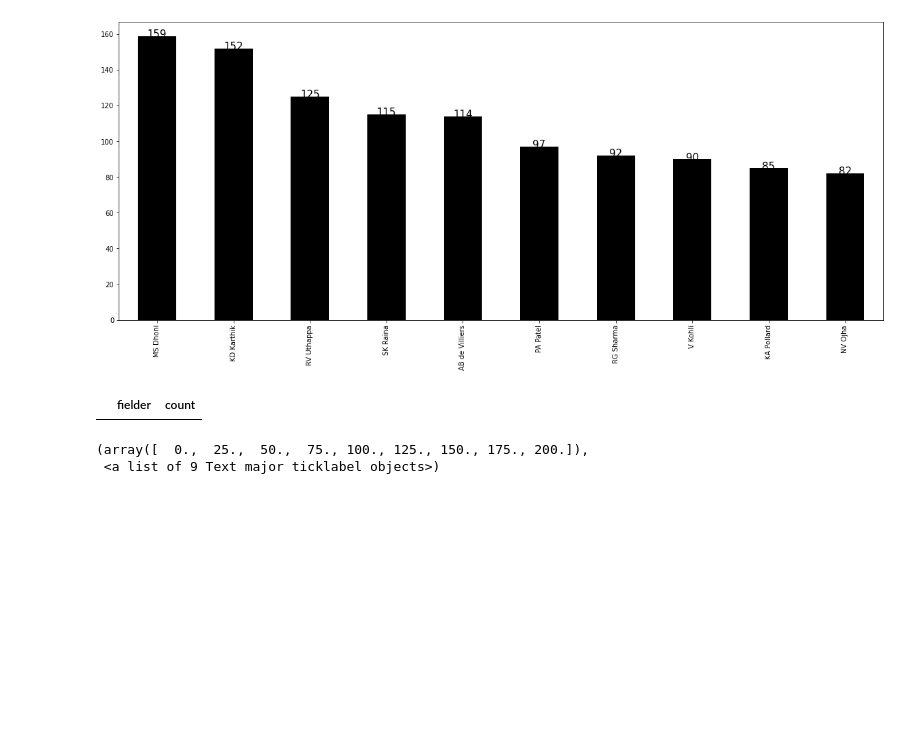
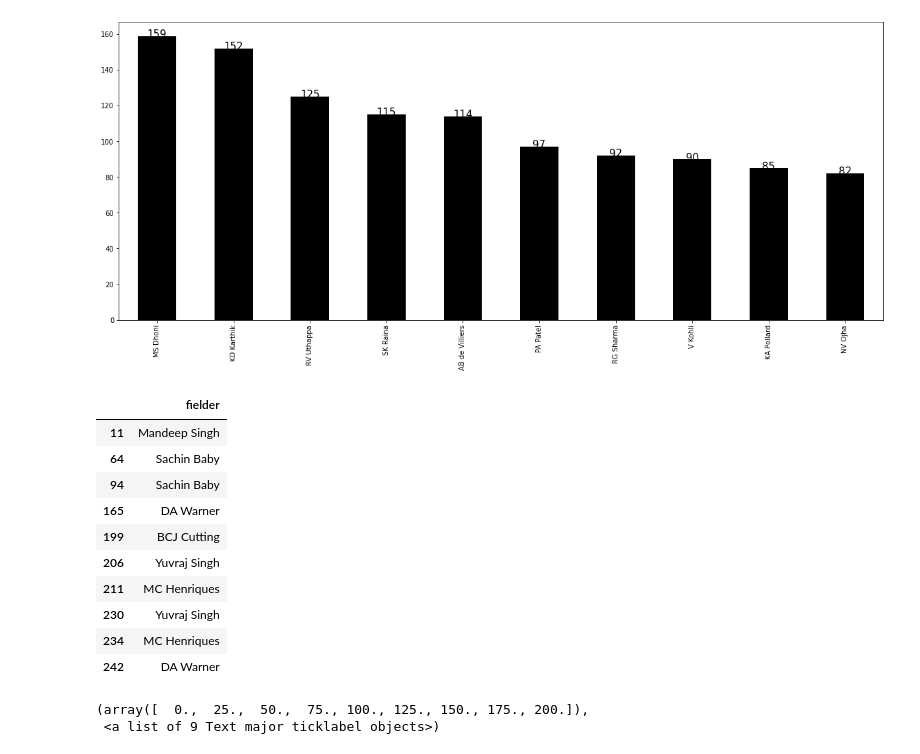
Before and after one commit to nehit210/EDA-on-sports-dataset, a Jupyter notebook: EDA.ipynb, the cells around one changed output. Saved outputs shown, nothing was run; the diff lists cells and outputs as text; code cells hidden in the pictures; blank space fills up the shorter version.

```diff
--- a/EDA.ipynb
+++ b/EDA.ipynb
@@ -542,10 +576,20 @@ for index,data in enumerate(field['fielder'].value_counts().head(10)):
 # %% [output]
 [figure]
 # %%
-920field=field.dropna()
+field=field.dropna()
 field.head(10)
 # %% [output]
-|  | fielder | count |
+|  | fielder |
+| 11 | Mandeep Singh |
+| 64 | Sachin Baby |
+| 94 | Sachin Baby |
+| 165 | DA Warner |
+| 199 | BCJ Cutting |
+| 206 | Yuvraj Singh |
+| 211 | MC Henriques |
+| 230 | Yuvraj Singh |
+| 234 | MC Henriques |
+| 242 | DA Warner |
 # %%
 balls=pd.DataFrame(ipl_data.groupby('batsman')['ball'].count())
 runs=pd.DataFrame(ipl_data.groupby('batsman')['batsman_runs'].sum())
```
Also changed, not shown: parts of 15 cells of this notebook.
